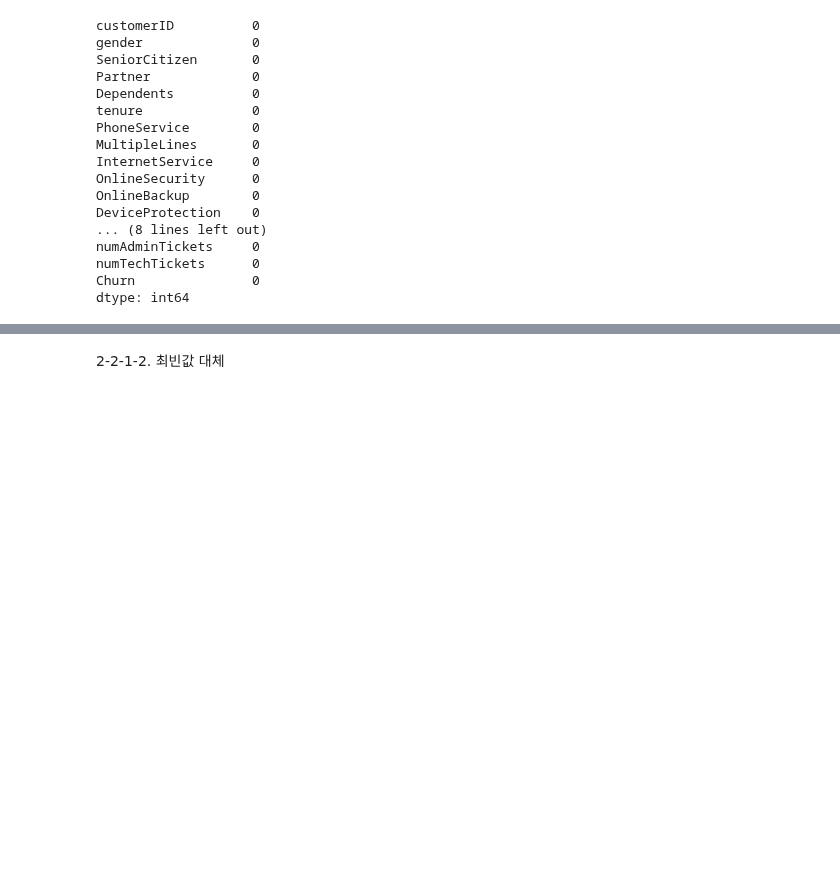
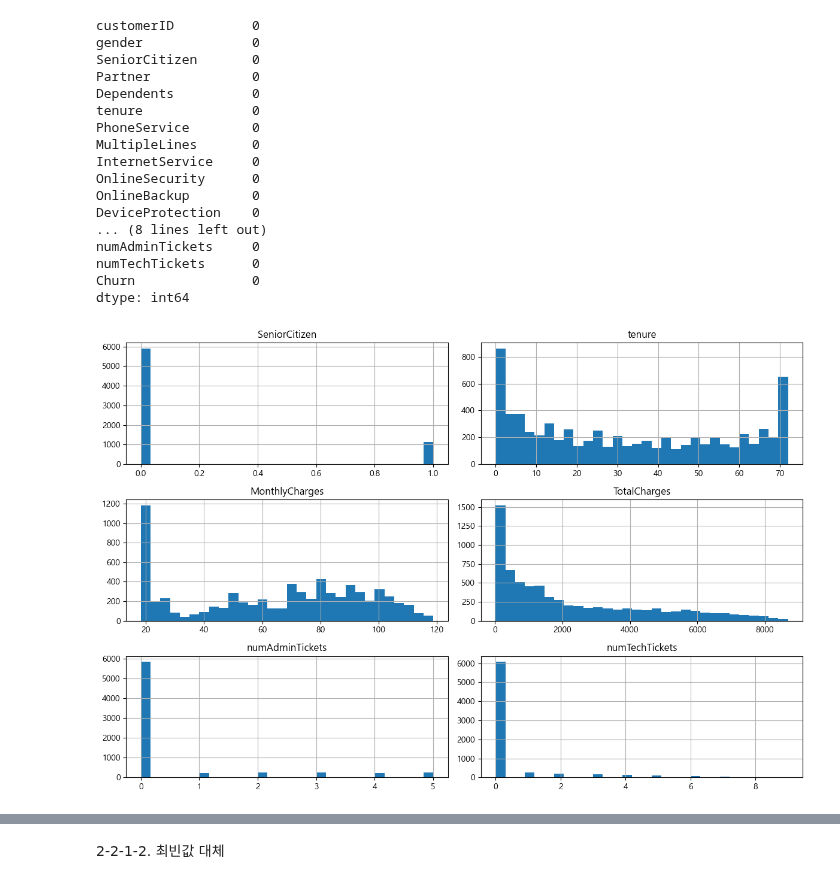
Before and after one commit to SKNETWORKS-FAMILY-AICAMP/SKN21-2nd-4Team, a Jupyter notebook: notebooks/missingValue.ipynb, the cells around one changed output, grey strips where cells are left out. Drawn from its saved outputs; the diff is of its cells as text; code cells hidden in the pictures; blank space fills up the shorter version.

```diff
--- a/notebooks/missingValue.ipynb
+++ b/notebooks/missingValue.ipynb
@@ -178,3 +178,10 @@ numAdminTickets     0
 numTechTickets      0
 Churn               0
 dtype: int64
+# %%
+numeric_cols = df_missing_simple1.select_dtypes(include=['int64','float64']).columns
+df_missing_simple1[numeric_cols].hist(bins=30, figsize=(12, 8))
+plt.tight_layout()
+plt.show()
+# %% [output]
+[figure, added]
```
Also changed, not shown: parts of 7 cells of this notebook, 1 other file.
